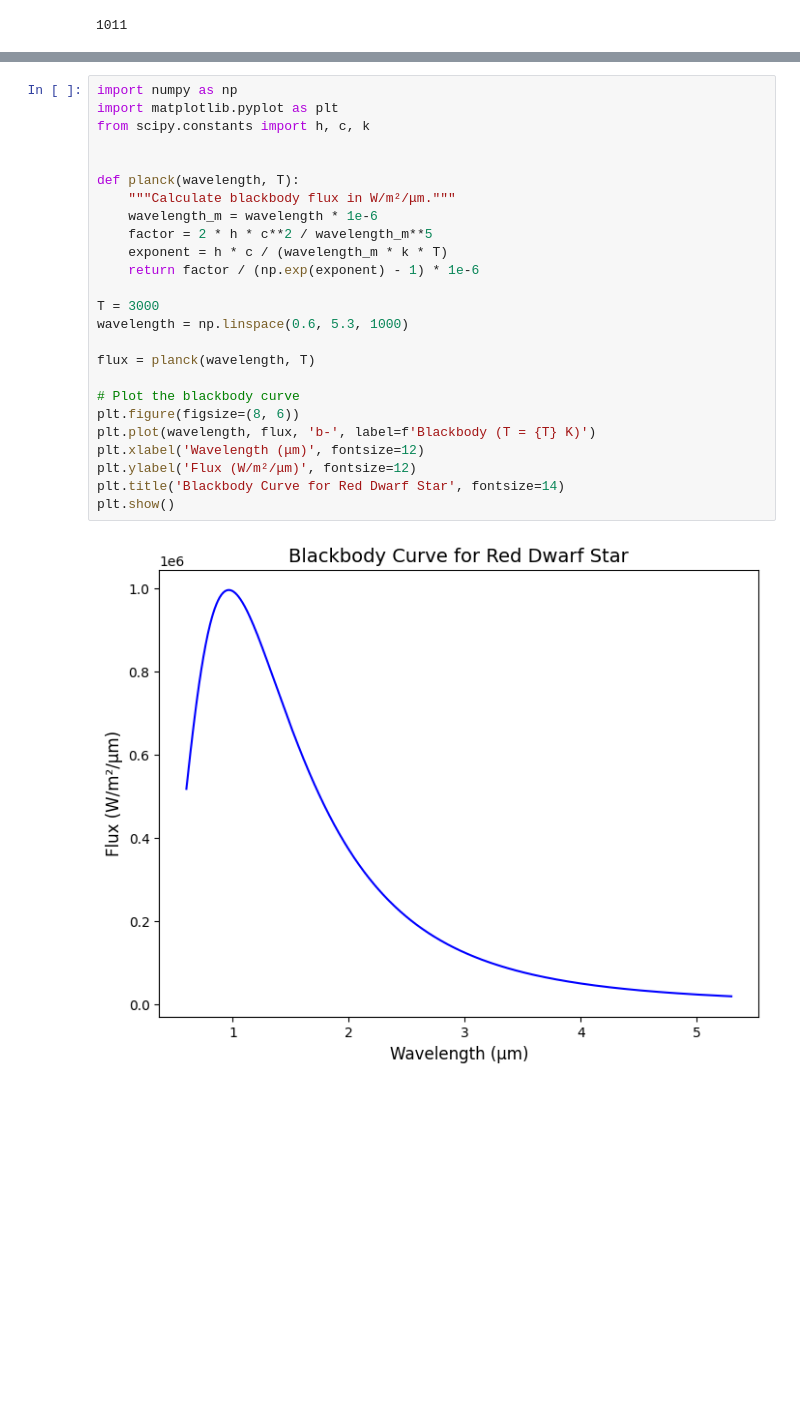
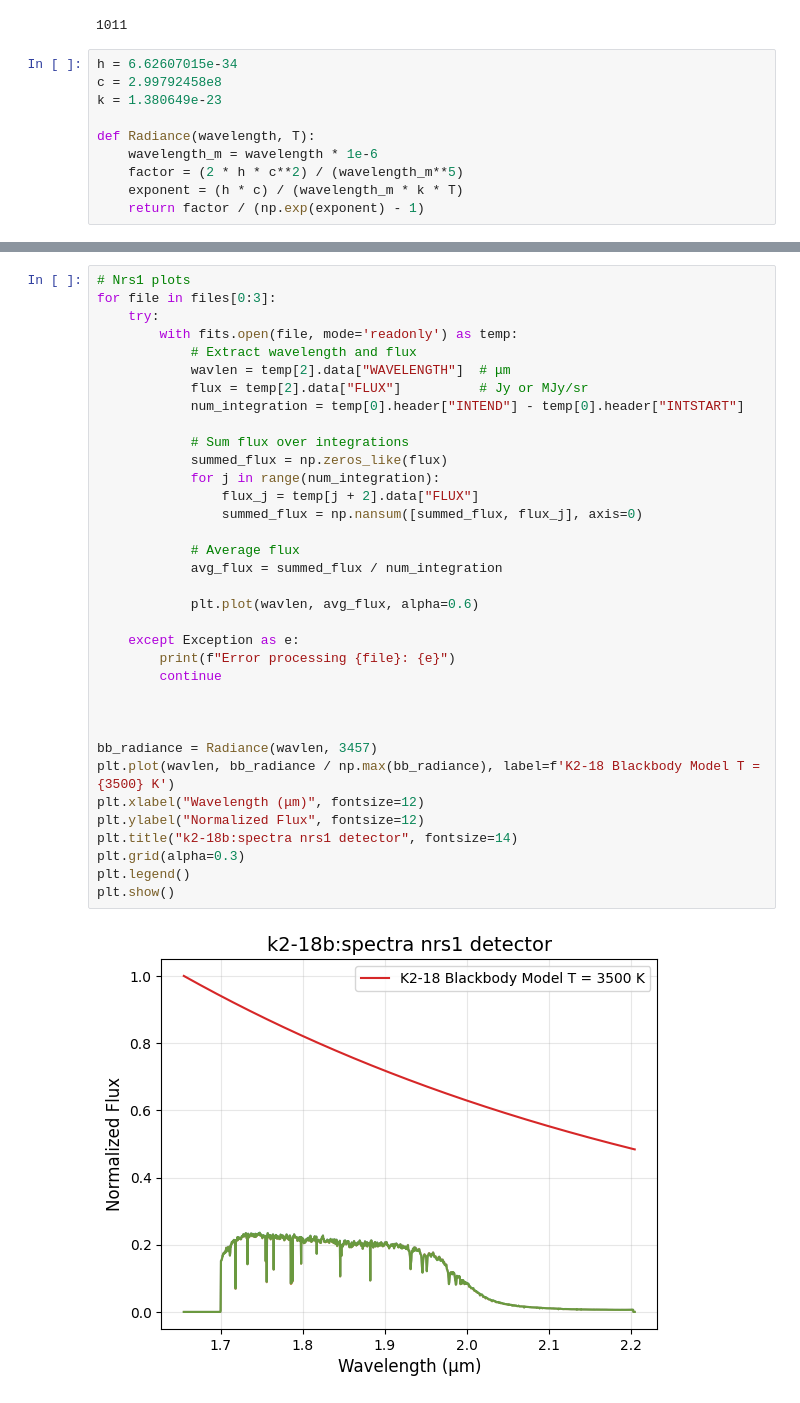
Before and after one commit to Sauravroy34/K2-18B-spectroscopic-analysis, a Jupyter notebook: main.ipynb, the cells around one changed output, grey strips where cells are left out. Cells and saved outputs as stored; diff of their text form; blank space fills up the shorter version.

```diff
--- a/main.ipynb
+++ b/main.ipynb
@@ -39,6 +38,16 @@ num_integration = hdul[0].header["INTEND"] - hdul[0].header["INTSTART"]
 num_integration
 # %% [output]
 1011
+# %%
+h = 6.62607015e-34
+c = 2.99792458e8
+k = 1.380649e-23
+
+def Radiance(wavelength, T):
+    wavelength_m = wavelength * 1e-6
+    factor = (2 * h * c**2) / (wavelength_m**5)
+    exponent = (h * c) / (wavelength_m * k * T)
+    return factor / (np.exp(exponent) - 1)
 # %%
 import numpy as np
 import matplotlib.pyplot as plt
@@ -121,27 +94,37 @@ plt.show()
 # %%
-import numpy as np
-import matplotlib.pyplot as plt
-from scipy.constants import h, c, k
+# Nrs1 plots
+for file in files[0:3]:
+    try:
+        with fits.open(file, mode='readonly') as temp:
+            # Extract wavelength and flux
+            wavlen = temp[2].data["WAVELENGTH"]  # μm
+            flux = temp[2].data["FLUX"]          # Jy or MJy/sr
+            num_integration = temp[0].header["INTEND"] - temp[0].header["INTSTART"]
+
+            # Sum flux over integrations
+            summed_flux = np.zeros_like(flux)
+            for j in range(num_integration):
+                flux_j = temp[j + 2].data["FLUX"]
+                summed_flux = np.nansum([summed_flux, flux_j], axis=0)
+
+            # Average flux
+            avg_flux = summed_flux / num_integration
+
+            plt.plot(wavlen, avg_flux, alpha=0.6)
+
+    except Exception as e:
+        print(f"Error processing {file}: {e}")
+        continue
 
 
-def planck(wavelength, T):
-    """Calculate blackbody flux in W/m²/μm."""
-    wavelength_m = wavelength * 1e-6
-    factor = 2 * h * c**2 / wavelength_m**5
-    exponent = h * c / (wavelength_m * k * T)
-    return factor / (np.exp(exponent) - 1) * 1e-6
 
-T = 3000
-wavelength = np.linspace(0.6, 5.3, 1000)
-
-flux = planck(wavelength, T)
-
-# Plot the blackbody curve
-plt.figure(figsize=(8, 6))
-plt.plot(wavelength, flux, 'b-', label=f'Blackbody (T = {T} K)')
-plt.xlabel('Wavelength (μm)', fontsize=12)
-plt.ylabel('Flux (W/m²/μm)', fontsize=12)
-plt.title('Blackbody Curve for Red Dwarf Star', fontsize=14)
+bb_radiance = Radiance(wavlen, 3457)
+plt.plot(wavlen, bb_radiance / np.max(bb_radiance), label=f'K2-18 Blackbody Model T = {3500} K')
+plt.xlabel("Wavelength (μm)", fontsize=12)
+plt.ylabel("Normalized Flux", fontsize=12)
+plt.title("k2-18b:spectra nrs1 detector", fontsize=14)
+plt.grid(alpha=0.3)
+plt.legend()
 plt.show()
 # %% [output]
-[figure, old version]
+[figure, new version]
```
Also changed, not shown: parts of 5 cells of this notebook.
